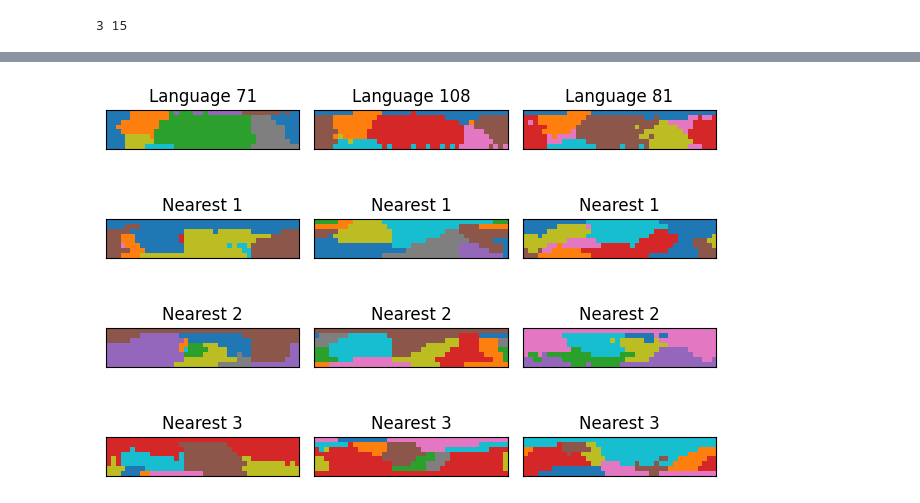
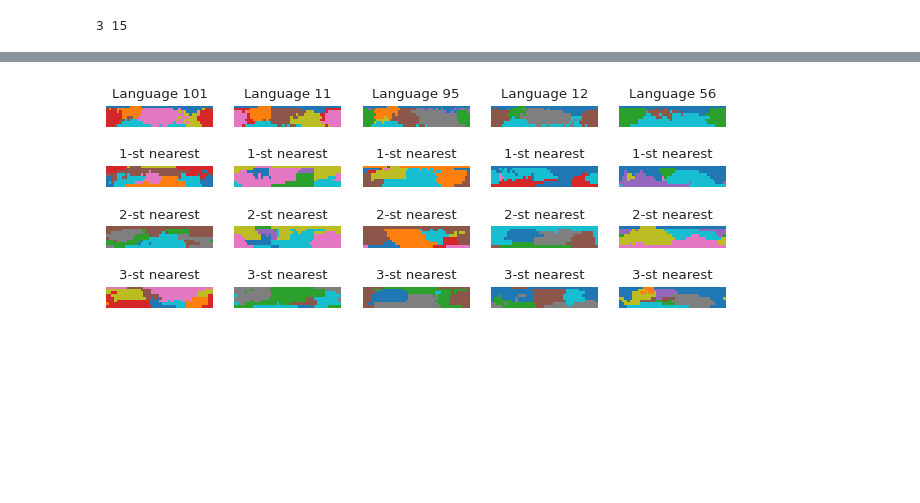
Before and after one commit to alexeykosh/2024-convexity-efficient-communication, a Jupyter notebook: color_split_v2.ipynb, the cells around one changed output, grey strips where cells are left out. Cells and saved outputs as stored; diff of their text form; code cells hidden in the pictures; blank space fills up the shorter version.

```diff
--- a/color_split_v2.ipynb
+++ b/color_split_v2.ipynb
@@ -153,9 +161,16 @@ results = generate_grid(n = 30000,
+# %%
+# dump results to pickle
+# with open('data/convex_cluster_results.pkl', 'wb') as f:
+#     pickle.dump(results, f)
+
+# import results from pickle
+with open('data/convex_cluster_results.pkl', 'rb') as f:
+    results = pickle.load(f)
 # %%
 mdl_values, conv_values, cost_values, categ, param_dict, lgs = results
-# %%
-# dump results to pickle
-with open('data/convex_cluster_results.pkl', 'wb') as f:
-    pickle.dump(results, f)
+# %%
+# recompute mdl_values
+mdl_values = [compression(l) for l in lgs]
 # %%
 # iterate over cost_values, if a value is inf, then remove it from the list and from the other lists
 for i, val in enumerate(cost_values):
@@ -391,7 +647,7 @@ plt.show()
 # %%
 def plot_n_neighbours(idx_list, n):
     k = len(idx_list)  # Number of indices in the list
-    fig, ax = plt.subplots(n, k)  # Adjust figsize as needed
+    fig, ax = plt.subplots(n, k, figsize=(8, 3))  # Adjust figsize as needed
 
     for col, idx in enumerate(idx_list):
         distances = []
@@ -409,18 +665,23 @@ def plot_n_neighbours(idx_list, n):
                 ax[row, col].set_title(f'Language {idx}')
                 ax[row, col].imshow(lg_color[idx], cmap='tab10', interpolation='none')
             else:
-                ax[row, col].set_title(f'Nearest {row}')
+                ax[row, col].set_title(f'{row}-st nearest')
                 ax[row, col].imshow(lgs[nearest_idx], cmap='tab10', interpolation='none')
             ax[row, col].set_xticks([])
             ax[row, col].set_yticks([])
+            # remove border
+            for spine in ax[row, col].spines.values():
+                spine.set_visible(False)
 
-    plt.tight_layout()
+    # plt.tight_layout()
+    plt.savefig('figures/nearest_neighbours.pdf', dpi=600)
     plt.show()
 # %%
 # Sample 3 random indexes
-random_indexes = np.random.choice(len(lg_color), 3, replace=False)
+# random_indexes = np.random.choice(len(lg_color), 3, replace=False)
+random_indexes = [101,  11,  95, 12, 56]
 
 # Plot nearest neighbors
 plot_n_neighbours(random_indexes, 4)
 # %% [output]
-[figure, old version]
+[figure, new version]
```
Also changed, not shown: parts of 29 cells of this notebook, 3 other files.
